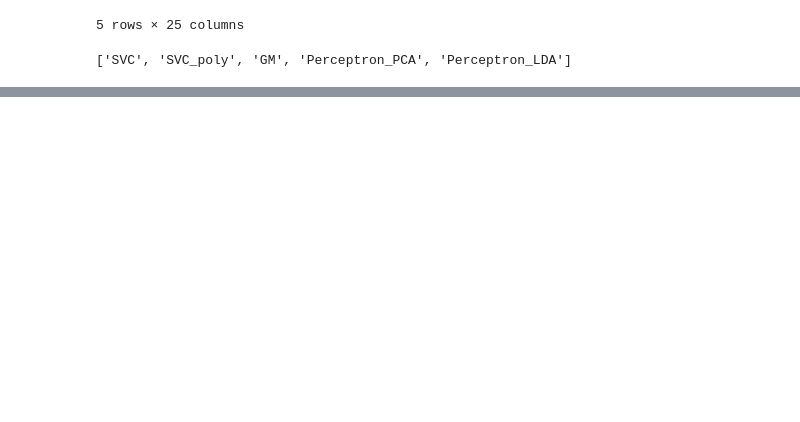
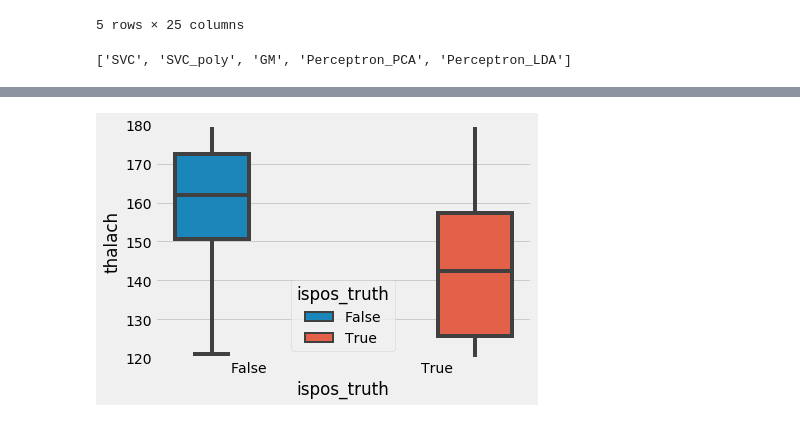
Before and after one commit to TychonautVII/heart_disease_dm, a Jupyter notebook: heart_disease/playground.ipynb, the cells around one changed output, grey strips where cells are left out. Cells and saved outputs as stored; diff of their text form; code cells hidden in the pictures; blank space fills up the shorter version.

```diff
--- a/heart_disease/playground.ipynb
+++ b/heart_disease/playground.ipynb
@@ -193,0 +340,6 @@ plt.show()
+# %%
+sns.boxplot(x="ispos_truth", y="thalach", data=data_df, hue="ispos_truth")
+plt.ylim([120,180])
+plt.show()
+# %% [output]
+[figure, added]
```
Also changed, not shown: parts of 56 cells of this notebook, 4 other files.
